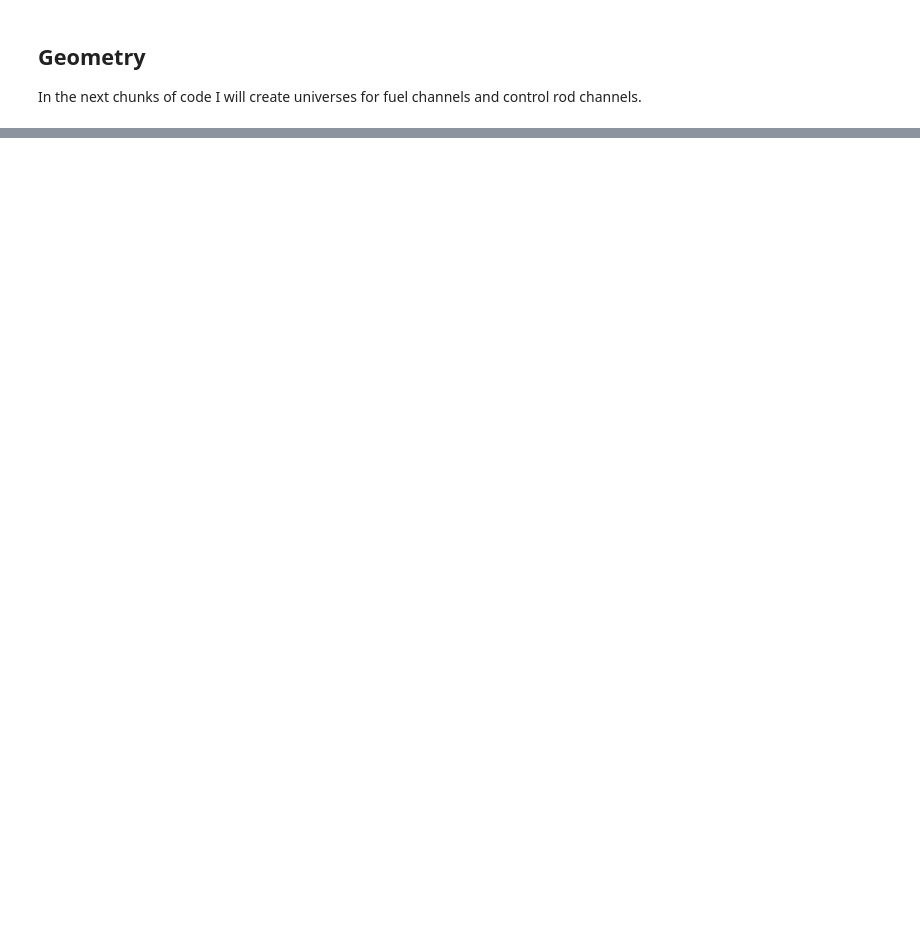
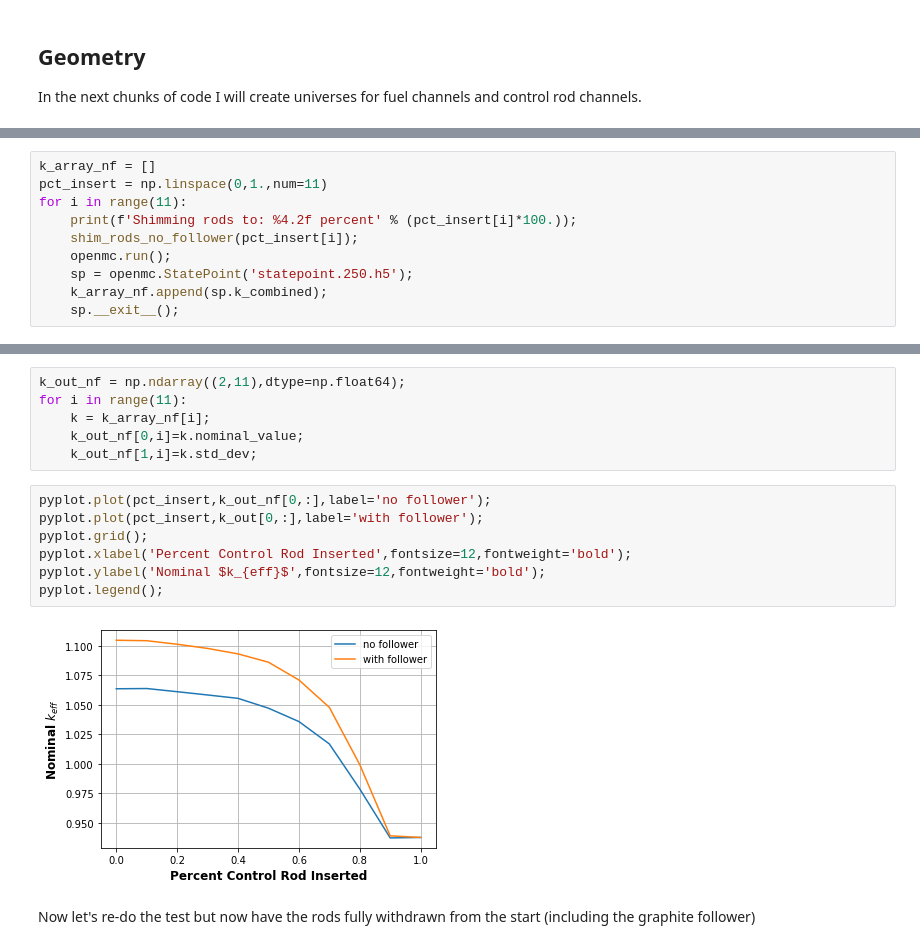
Before and after one commit to stu314159/er362_omc, a Jupyter notebook: lab7/RBMK_info/simple_RBMK.ipynb, the cells around one changed output, grey strips where cells are left out. Cells and saved outputs as stored; diff of their text form; blank space fills up the shorter version.

```diff
--- a/lab7/RBMK_info/simple_RBMK.ipynb
+++ b/lab7/RBMK_info/simple_RBMK.ipynb
@@ -188,0 +438,10 @@ RuntimeError: Could not find material 2 specified on cell 11
+# %%
+k_array_nf = []
+pct_insert = np.linspace(0,1.,num=11)
+for i in range(11):
+    print(f'Shimming rods to: %4.2f percent' % (pct_insert[i]*100.));
+    shim_rods_no_follower(pct_insert[i]);
+    openmc.run();
+    sp = openmc.StatePoint('statepoint.250.h5');
+    k_array_nf.append(sp.k_combined);
+    sp.__exit__();
@@ -188,0 +466,17 @@ RuntimeError: Could not find material 2 specified on cell 11
+# %%
+k_out_nf = np.ndarray((2,11),dtype=np.float64);
+for i in range(11):
+    k = k_array_nf[i];
+    k_out_nf[0,i]=k.nominal_value;
+    k_out_nf[1,i]=k.std_dev;
+# %%
+pyplot.plot(pct_insert,k_out_nf[0,:],label='no follower');
+pyplot.plot(pct_insert,k_out[0,:],label='with follower');
+pyplot.grid();
+pyplot.xlabel('Percent Control Rod Inserted',fontsize=12,fontweight='bold');
+pyplot.ylabel('Nominal $k_{eff}$',fontsize=12,fontweight='bold');
+pyplot.legend();
+# %% [output]
+[figure, added]
+# %% [markdown]
+Now let's re-do the test but now have the rods fully withdrawn from the start (including the graphite follower)
```
Also changed, not shown: parts of 30 cells of this notebook, 28 other files.
